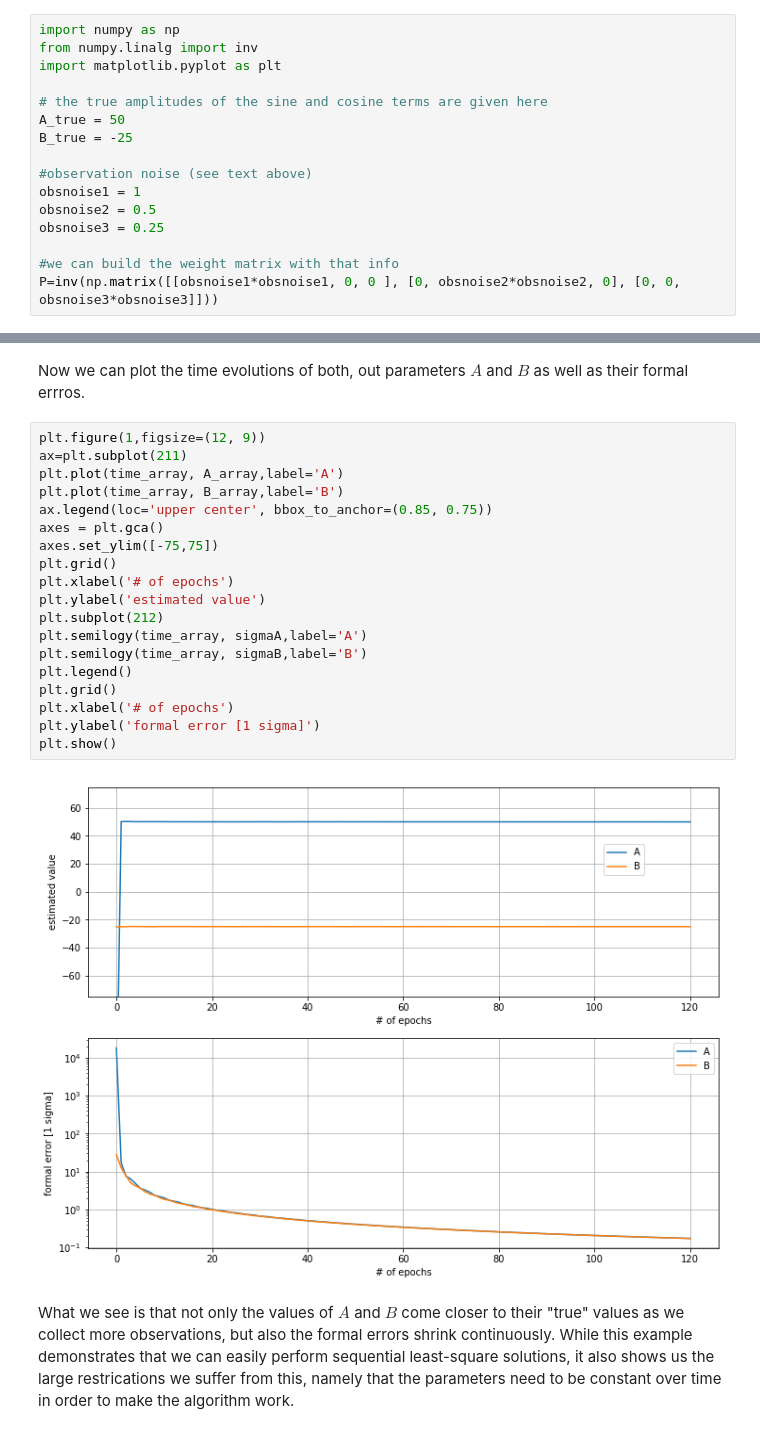
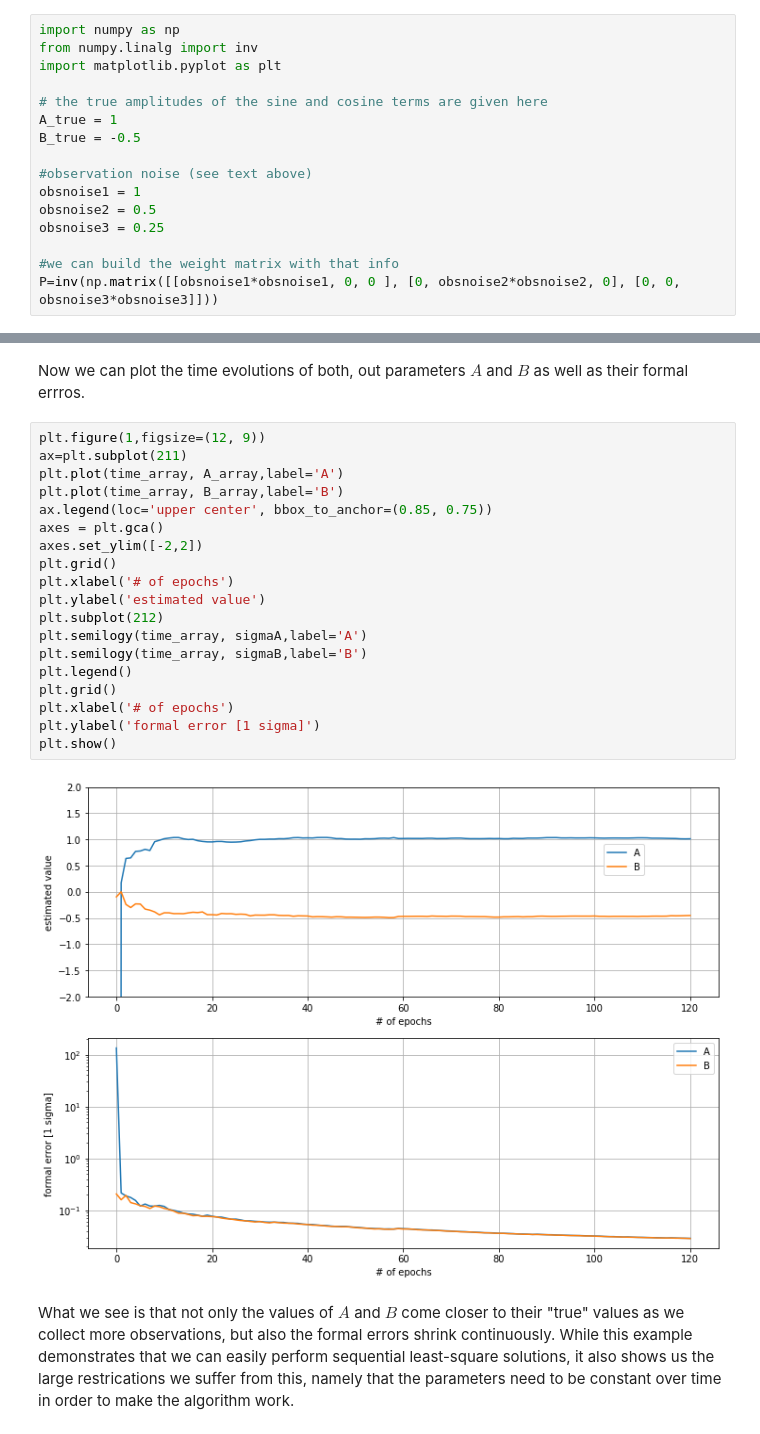
Before and after one commit to UniStuttgart-INS/ParameterEstimationDynamicSystems, a Jupyter notebook: example01.ipynb, the cells around one changed output, grey strips where cells are left out. Saved outputs shown, nothing was run; the diff lists cells and outputs as text.

```diff
--- a/example01.ipynb
+++ b/example01.ipynb
@@ -8,8 +8,8 @@ from numpy.linalg import inv
 import matplotlib.pyplot as plt
 
 # the true amplitudes of the sine and cosine terms are given here
-A_true = 50
-B_true = -25
+A_true = 1
+B_true = -0.5
 
 #observation noise (see text above)
 obsnoise1 = 1
@@ -83,23 +83,23 @@ Now we can plot the time evolutions of both, out parameters $A$ and $B$ as well
 # %%
 plt.figure(1,figsize=(12, 9))
 ax=plt.subplot(211)
 plt.plot(time_array, A_array,label='A')
 plt.plot(time_array, B_array,label='B')
 ax.legend(loc='upper center', bbox_to_anchor=(0.85, 0.75))
 axes = plt.gca()
-axes.set_ylim([-75,75])
+axes.set_ylim([-2,2])
 plt.grid()
 plt.xlabel('# of epochs')
 plt.ylabel('estimated value')
 plt.subplot(212)
 plt.semilogy(time_array, sigmaA,label='A')
 plt.semilogy(time_array, sigmaB,label='B')
 plt.legend()
 plt.grid()
 plt.xlabel('# of epochs')
 plt.ylabel('formal error [1 sigma]')
 plt.show()
 # %% [output]
-[figure, old version]
+[figure, new version]
 # %% [markdown]
 What we see is that not only the values of $A$ and $B$ come closer to their "true" values as we collect more observations, but also the formal errors shrink continuously. While this example demonstrates that we can easily perform sequential least-square solutions, it also shows us the large restrications we suffer from this, namely that the parameters need to be constant over time in order to make the algorithm work.
```
